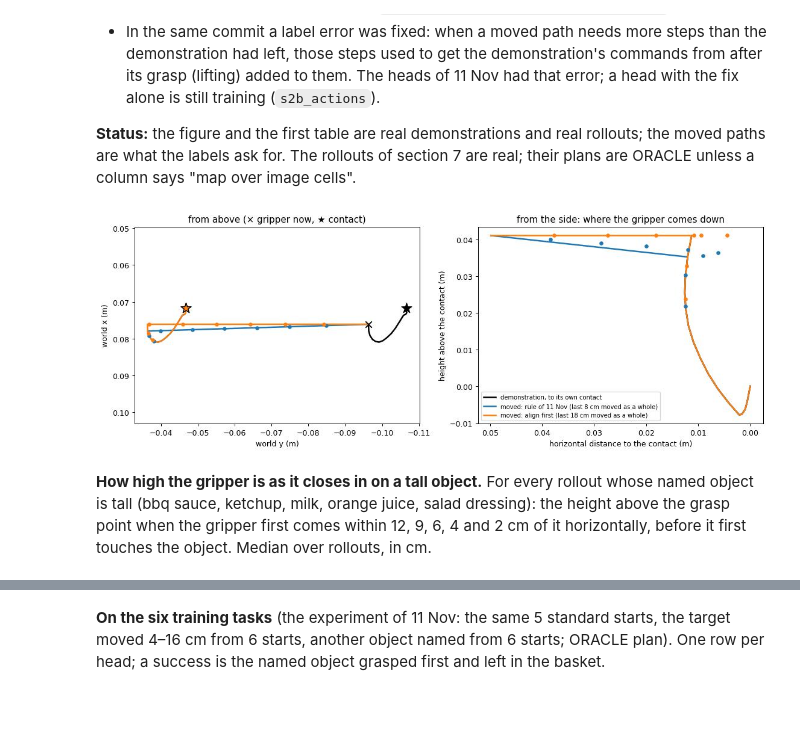
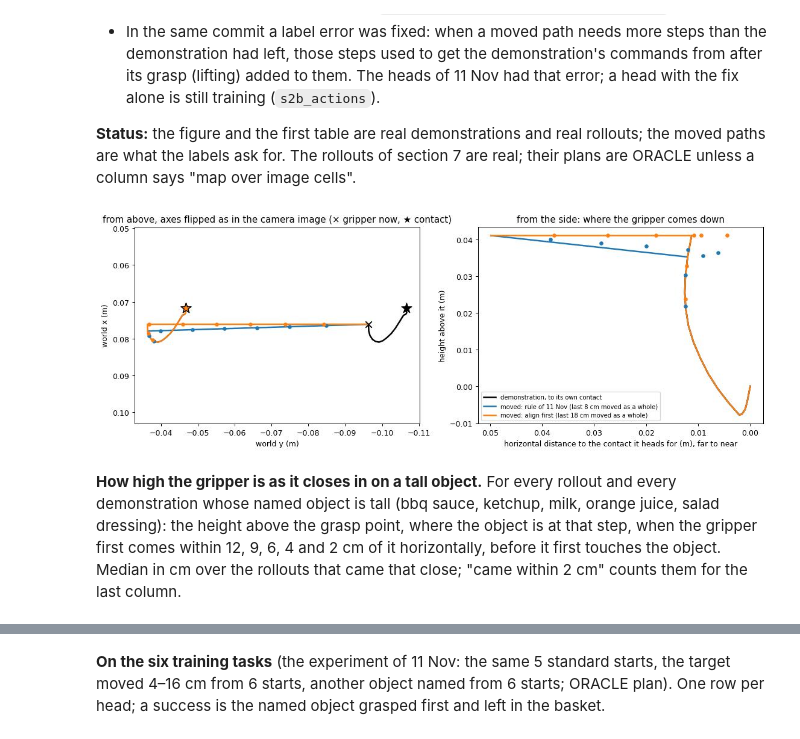
Before and after one commit to zniihgnexy/affordance-vla, a Jupyter notebook: report/2026-11-13_plan_predictor.ipynb, the cells around one changed output, grey strips where cells are left out. Drawn from its saved outputs; the diff is of its cells as text; code cells hidden in the pictures; blank space fills up the shorter version.

```diff
--- a/report/2026-11-13_plan_predictor.ipynb
+++ b/report/2026-11-13_plan_predictor.ipynb
@@ -276,19 +277,21 @@ Video(str(CLIP), embed=True, width=1100)
 # %%
 from affordance3d.counterfactual import Retarget
 from affordance3d.plan_dataset import load_tracks
 
 tracks = load_tracks(ROOT / "runs" / "plan_following" / "dataset" / "tracks.npz")
-track = next(t for t in tracks if t.target == "salad_dressing_1")
+track = next((t for t in tracks if t.target == "salad_dressing_1"), None)
+assert track is not None, "no salad dressing demonstration in the dataset"
 grasp = track.labels[0].event.step
 path = track.ee_pos[grasp - 16:grasp + 1]   # 16 steps before the grasp
 RULES = {"rule of 11 Nov (last 8 cm moved as a whole)": Retarget(),
          "align first (last 18 cm moved as a whole)": Retarget(rigid_tail=0.18, align_first=True)}
-P.retarget_figure(path, path[-1] + [0.0, 0.06, 0.0], RULES)
+SHIFT = np.array([0.0, 0.06, 0.0])   # the contact moved 6 cm sideways, 16 steps before the grasp
+P.retarget_figure(path, path[-1] + SHIFT, RULES)
 plt.show()
 # %% [output]
-[figure, old version]
+[figure, new version]
 # %% [markdown]
-**How high the gripper is as it closes in on a tall object.** For every rollout whose named object is tall (bbq sauce, ketchup, milk, orange juice, salad dressing): the height above the grasp point when the gripper first comes within 12, 9, 6, 4 and 2 cm of it horizontally, before it first touches the object. Median over rollouts, in cm.
+**How high the gripper is as it closes in on a tall object.** For every rollout and every demonstration whose named object is tall (bbq sauce, ketchup, milk, orange juice, salad dressing): the height above the grasp point, where the object is at that step, when the gripper first comes within 12, 9, 6, 4 and 2 cm of it horizontally, before it first touches the object. Median in cm over the rollouts that came that close; "came within 2 cm" counts them for the last column.
 # %%
 TALL_WORDS = [name[:-2] for name in P.TALL_OBJECTS]
 DEMOS = ROOT / "runs" / "plan_following" / "demos"
```
Also changed, not shown: parts of 5 cells of this notebook, 5 other files.
